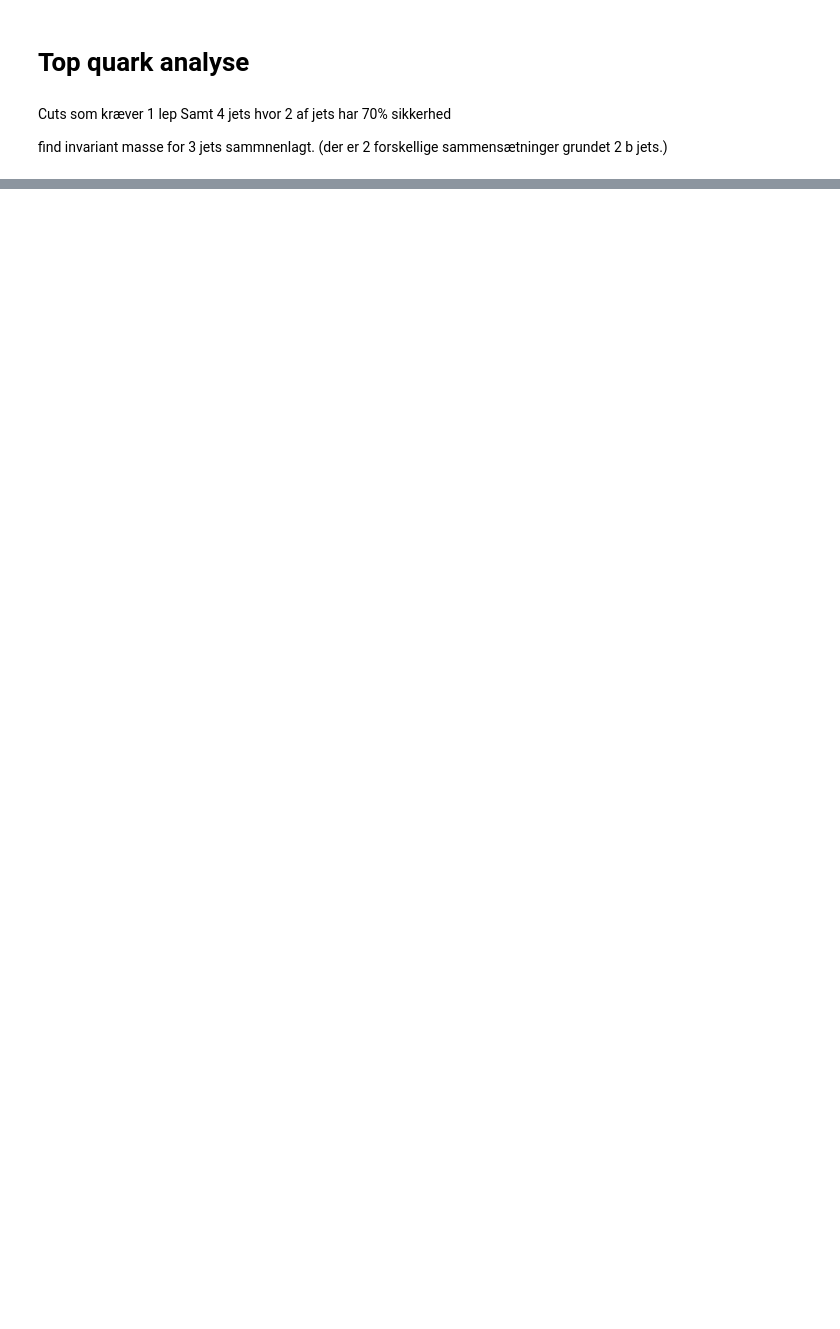
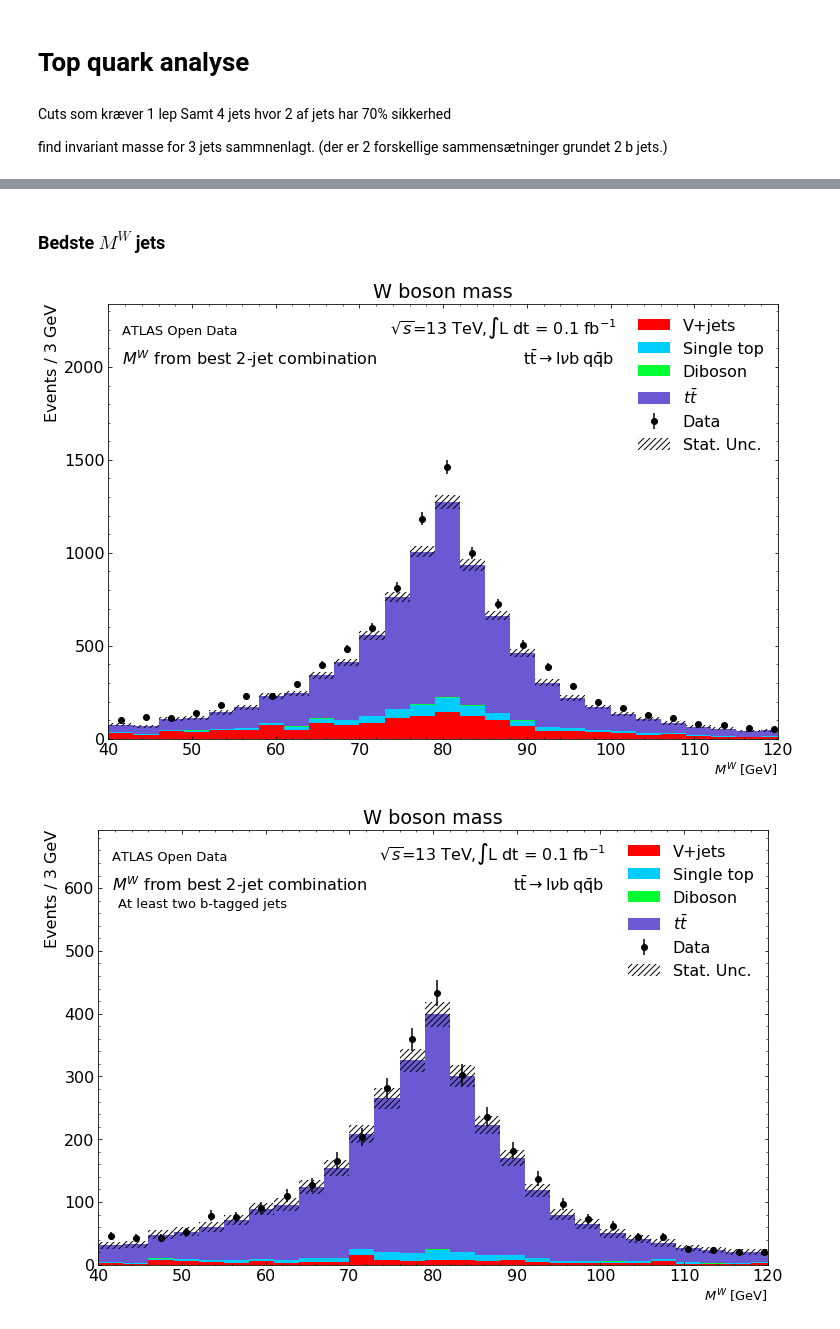
Before and after one commit to Bjartensen/ku_firstyear2021_grp24_topquark, a Jupyter notebook: tquark_analysis.ipynb, the cells around one changed output, grey strips where cells are left out. Saved outputs shown, nothing was run; the diff lists cells and outputs as text; code cells hidden in the pictures; blank space fills up the shorter version.

```diff
--- a/tquark_analysis.ipynb
+++ b/tquark_analysis.ipynb
@@ -623,0 +696,18 @@ plt.show()
+# %% [markdown]
+### Bedste $M^W$ jets
+# %%
+descr = '$M^W$ from best 2-jet combination'
+title = 'W boson mass'
+xlabel = '$M^W$ [GeV]'
+plot_data_query(data, '@ALL', 'W_mjj_comb', p_xmin = 40, p_xmax = 120, p_step_size = 3, p_xlabel = xlabel, desc = descr, p_title = title)
+plt.savefig('W_mass_W'+fig_ver)
+plt.show()
+plot_data_query(data, 'b_tag == True', 'W_mjj_comb', p_xmin = 40, p_xmax = 120, p_step_size = 3, p_xlabel = xlabel, desc = descr, cut_text = btag_cut, p_title = title)
+plt.savefig('W_mass_W_btag'+fig_ver)
+plt.show()
+plot_data_query(data, all_cuts, 'W_mjj_comb', p_xmin = 40, p_xmax = 120, p_step_size = 3, p_xlabel = xlabel, desc = descr, cut_text = all_cuts_text, p_title = title)
+plt.savefig('W_mass_W_all_cuts'+fig_ver)
+plt.show()
+# %% [output]
+[figure, added]
+[figure, added]
```
Also changed, not shown: parts of 32 cells of this notebook.
